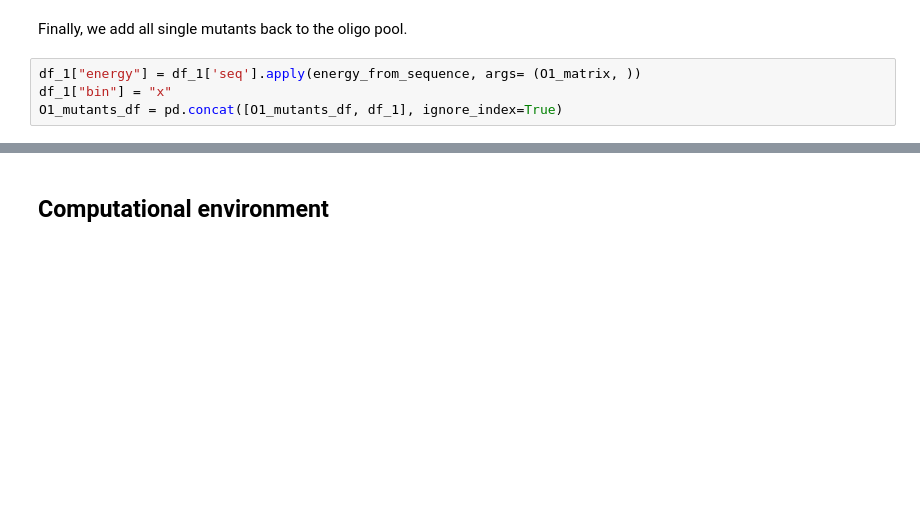
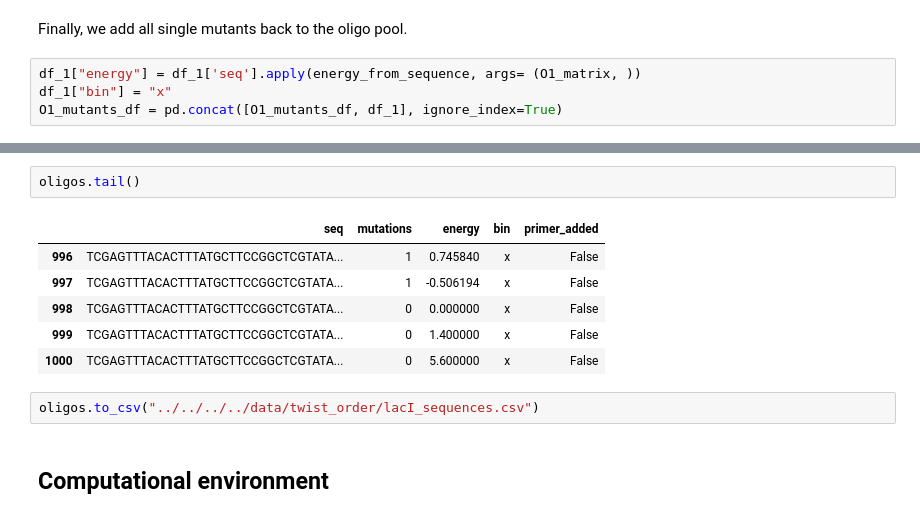
Before and after one commit to RPGroup-PBoC/Reg-Seq2, a Jupyter notebook: code/experimental_design/twist_order/lacI_titration/generate_sequences.ipynb, the cells around one changed output, grey strips where cells are left out. Drawn from its saved outputs; the diff is of its cells as text; blank space fills up the shorter version.

```diff
--- a/code/experimental_design/twist_order/lacI_titration/generate_sequences.ipynb
+++ b/code/experimental_design/twist_order/lacI_titration/generate_sequences.ipynb
@@ -233,3 +227,14 @@ oligos.head()
+# %%
+oligos.tail()
+# %% [output]
+|  | seq | mutations | energy | bin | primer_added |
+| 996 | TCGAGTTTACACTTTATGCTTCCGGCTCGTATA... | 1 | 0.745840 | x | False |
+| 997 | TCGAGTTTACACTTTATGCTTCCGGCTCGTATA... | 1 | -0.506194 | x | False |
+| 998 | TCGAGTTTACACTTTATGCTTCCGGCTCGTATA... | 0 | 0.000000 | x | False |
+| 999 | TCGAGTTTACACTTTATGCTTCCGGCTCGTATA... | 0 | 1.400000 | x | False |
+| 1000 | TCGAGTTTACACTTTATGCTTCCGGCTCGTATA... | 0 | 5.600000 | x | False |
+# %%
+oligos.to_csv("../../../../data/twist_order/lacI_sequences.csv")
 # %% [markdown]
 ## Computational environment
 # %%
```
Also changed, not shown: parts of 17 cells of this notebook, 8 other files.
